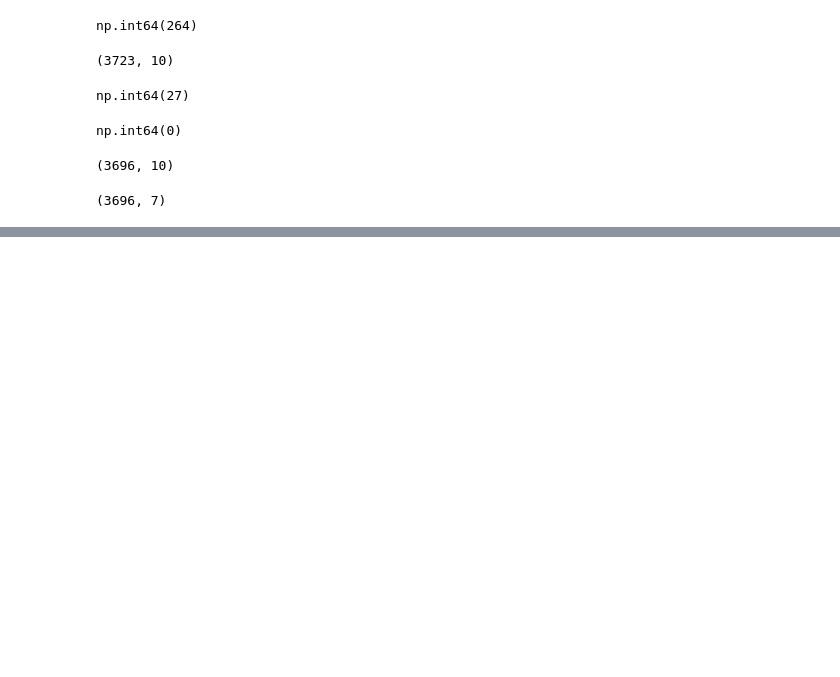
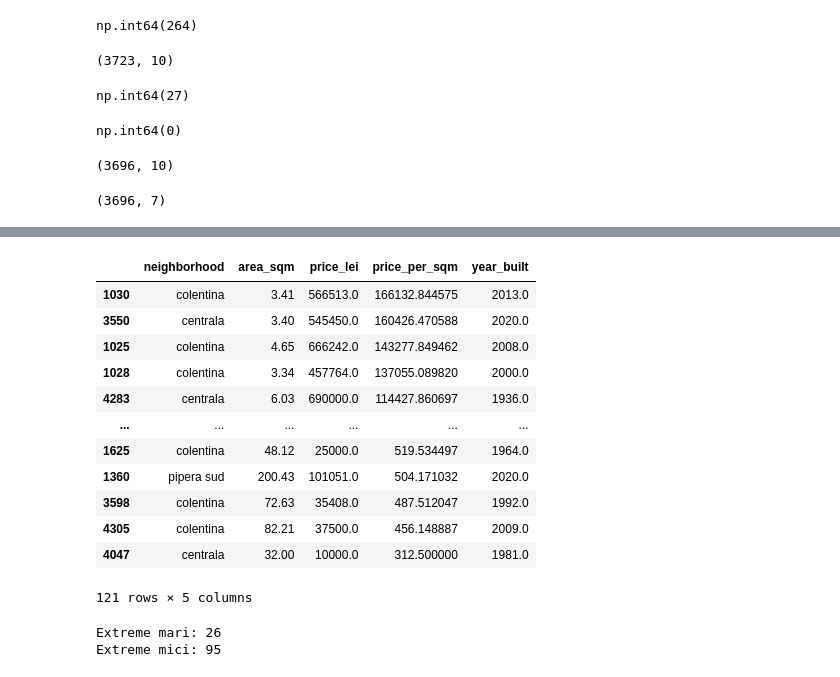
Before and after one commit to ArianaRobu/real-estate-intelligence, a Jupyter notebook: notebooks/02_data_cleaning.ipynb, the cells around one changed output, grey strips where cells are left out. Drawn from its saved outputs; the diff is of its cells as text; code cells hidden in the pictures; blank space fills up the shorter version.

```diff
--- a/notebooks/02_data_cleaning.ipynb
+++ b/notebooks/02_data_cleaning.ipynb
@@ -179,0 +227,44 @@ apartments.shape
+# %%
+apartments[
+    (apartments["price_per_sqm"] > 30000) |
+    (apartments["price_per_sqm"] < 2000)
+][
+    [
+        "neighborhood",
+        "area_sqm",
+        "price_lei",
+        "price_per_sqm",
+        "year_built"
+    ]
+].sort_values(
+    "price_per_sqm",
+    ascending=False
+)
+# %% [output]
+|  | neighborhood | area_sqm | price_lei | price_per_sqm | year_built |
+| 1030 | colentina | 3.41 | 566513.0 | 166132.844575 | 2013.0 |
+| 3550 | centrala | 3.40 | 545450.0 | 160426.470588 | 2020.0 |
+| 1025 | colentina | 4.65 | 666242.0 | 143277.849462 | 2008.0 |
+| 1028 | colentina | 3.34 | 457764.0 | 137055.089820 | 2000.0 |
+| 4283 | centrala | 6.03 | 690000.0 | 114427.860697 | 1936.0 |
+| ... | ... | ... | ... | ... | ... |
+| 1625 | colentina | 48.12 | 25000.0 | 519.534497 | 1964.0 |
+| 1360 | pipera sud | 200.43 | 101051.0 | 504.171032 | 2020.0 |
+| 3598 | colentina | 72.63 | 35408.0 | 487.512047 | 1992.0 |
+| 4305 | colentina | 82.21 | 37500.0 | 456.148887 | 2009.0 |
+| 4047 | centrala | 32.00 | 10000.0 | 312.500000 | 1981.0 |
+121 rows × 5 columns
+# %%
+high_price_outliers = apartments[
+    apartments["price_per_sqm"] > 30000
+]
+
+low_price_outliers = apartments[
+    apartments["price_per_sqm"] < 2000
+]
+
+print("Extreme mari:", len(high_price_outliers))
+print("Extreme mici:", len(low_price_outliers))
+# %% [output]
+Extreme mari: 26
+Extreme mici: 95
```
Also changed, not shown: parts of 19 cells of this notebook, 1 other file.
